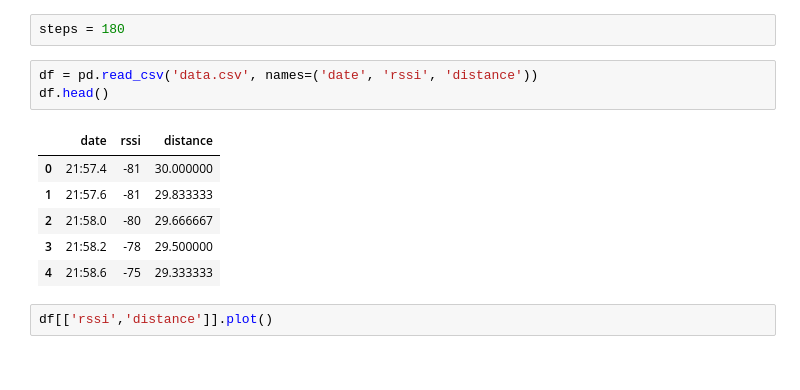
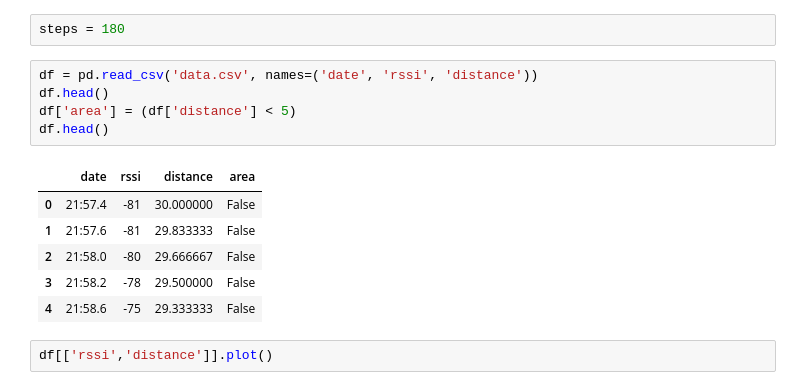
Before and after one commit to refluster/jupyter, a Jupyter notebook: 002.ble_area_pred/train_data_gen.ipynb, the cells around one changed output. Cells and saved outputs as stored; diff of their text form.

```diff
--- a/002.ble_area_pred/train_data_gen.ipynb
+++ b/002.ble_area_pred/train_data_gen.ipynb
@@ -8,13 +8,15 @@ steps = 180
 # %%
 df = pd.read_csv('data.csv', names=('date', 'rssi', 'distance'))
 df.head()
+df['area'] = (df['distance'] < 5)
+df.head()
 # %% [output]
-|  | date | rssi | distance |
-| 0 | 21:57.4 | -81 | 30.000000 |
-| 1 | 21:57.6 | -81 | 29.833333 |
-| 2 | 21:58.0 | -80 | 29.666667 |
-| 3 | 21:58.2 | -78 | 29.500000 |
-| 4 | 21:58.6 | -75 | 29.333333 |
+|  | date | rssi | distance | area |
+| 0 | 21:57.4 | -81 | 30.000000 | False |
+| 1 | 21:57.6 | -81 | 29.833333 | False |
+| 2 | 21:58.0 | -80 | 29.666667 | False |
+| 3 | 21:58.2 | -78 | 29.500000 | False |
+| 4 | 21:58.6 | -75 | 29.333333 | False |
 # %%
 df[['rssi','distance']].plot()
 # %% [output]
```
Also changed, not shown: parts of 5 cells of this notebook.
